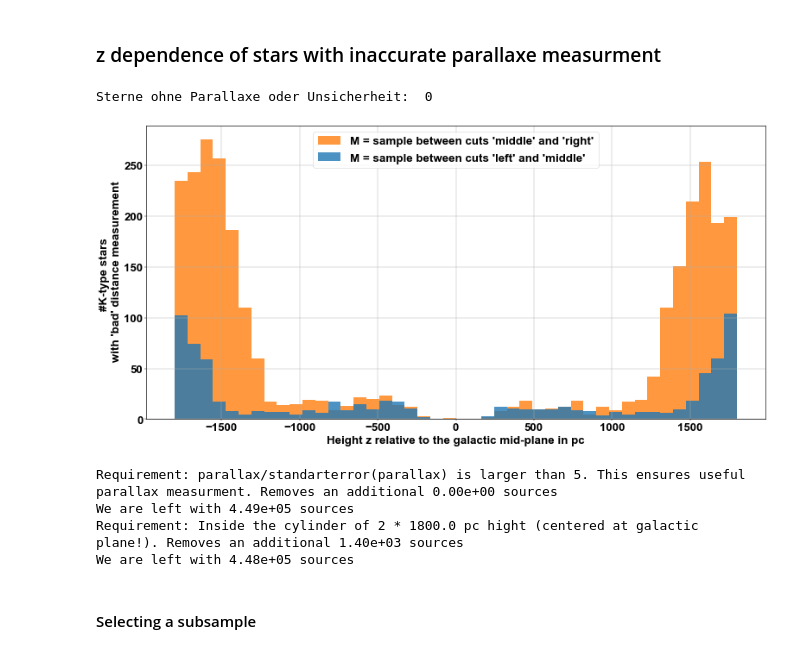
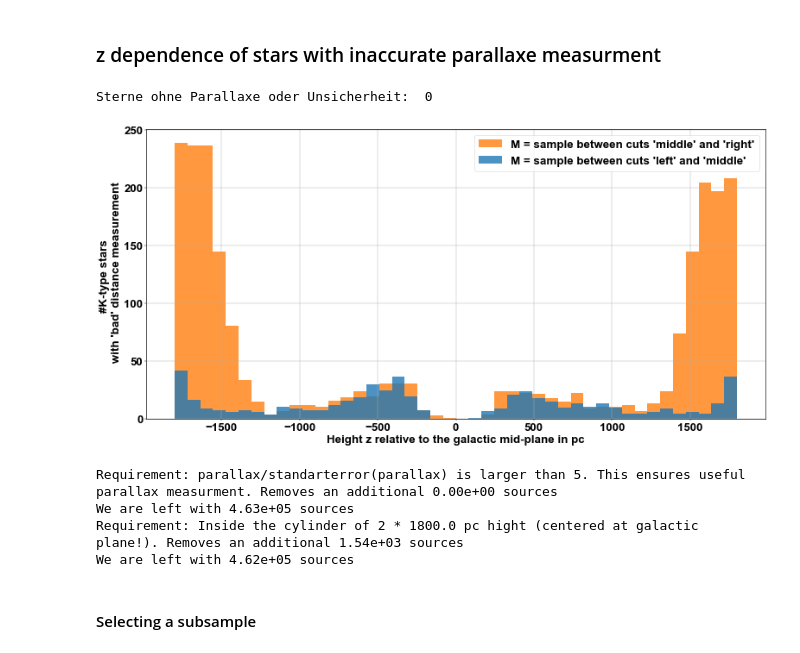
Before and after one commit to rubba0220/Bachelorarbeit, a Jupyter notebook: real data for Paper/Data.ipynb, the cells around one changed output. Drawn from its saved outputs; the diff is of its cells as text; code cells hidden in the pictures.

```diff
--- a/real data for Paper/Data.ipynb
+++ b/real data for Paper/Data.ipynb
@@ -34,64 +34,64 @@ bp_rp2 = np.array(tab2["bp_rp"]) # in mag
 apparent_magnitude2 = np.array(tab2["phot_g_mean_mag"]) # 3.15 - 19.00
 absolute_magnitude2 = apparent_magnitude2 - 5.*np.log10(dist_pc2) + 5
 
-o1 = 2.8*bp_rp2+1.0
-m3 = 2.7*bp_rp2+3.2
-m4 = 2.75*bp_rp2+3.3
+x = g_rp2
 
+o1 = 6.8*x-1.5
+m3 = 7.2*x+1.75
 
-left2 = (8 * (-1/3) * bp_rp2 + 9.2)
-right2 = (8 * (-1/3) * bp_rp2 + 12.2)
-middle2 = (8 * (-1/3) * bp_rp2 + 10.7)
+left2 = 8 * (-1/3) * x + 7.4
+right2 = 8 * (-1/3) * x + 9.6
+middle2 = 8 * (-1/3) * x + 8.5
 # %%
-tab = tab2[(r_pc2 < 200.)&(absolute_magnitude2>=o1)&(absolute_magnitude2<=m4)&(absolute_magnitude2<=right2)&(absolute_magnitude2>=left2)]
+tab = tab2[(r_pc2 < 200.)&(absolute_magnitude2>=o1)&(absolute_magnitude2<=m3)&(absolute_magnitude2<=right2)&(absolute_magnitude2>=left2)]
 # %% [markdown]
 ### z dependence of stars with inaccurate parallaxe measurment
 # %%
 dist_pc = r_from_plx(np.array(tab["parallax"])) # in pc
 apparent_magnitude = np.array(tab["phot_g_mean_mag"]) # 3.15 - 19.00
 absolute_magnitude = apparent_magnitude - 5.*np.log10(dist_pc) + 5
-bp_rp = np.array(tab["bp_rp"]) # in mag
+g_rp = np.array(tab["g_rp"]) # in mag
 
-left = (8 * (-1/3) * bp_rp + 9.2)
-right = (8 * (-1/3) * bp_rp + 12.2)
-middle = (8 * (-1/3) * bp_rp + 10.7)
+left = 8 * (-1/3) * g_rp + 7.4
+right = 8 * (-1/3) * g_rp + 9.6
+middle = 8 * (-1/3) * g_rp + 8.5
 
 parallax_over_error = np.array(tab["parallax"]/tab["parallax_error"])
 print("Sterne ohne Parallaxe oder Unsicherheit: ", np.sum(np.isnan(parallax_over_error)))
 min = 5
 mask0 = parallax_over_error > min
 group1 = (absolute_magnitude[~mask0] >= left[~mask0]) & (absolute_magnitude[~mask0] < middle[~mask0])
 group2 = (absolute_magnitude[~mask0] >= middle[~mask0]) & (absolute_magnitude[~mask0] <= right[~mask0])
 z_out = (dist_pc*np.sin(tab["b"]*deg2rad))[~mask0]
 absolute_magnitude_out = absolute_magnitude[~mask0]
 
 fig = plt.figure(figsize=(20,10))
 plt.hist([z_out[group1], z_out[group2]], bins=44, alpha=0.8, histtype='stepfilled', range=(-1800, 1800), label=["M = sample between cuts 'left' and 'middle'", "M = sample between cuts 'middle' and 'right'"])
 plt.xlabel("Height z relative to the galactic mid-plane in pc")
 plt.ylabel("#K-type stars \n with 'bad' distance measurement")
 plt.grid()
 plt.tight_layout()
 plt.legend()
-plt.savefig("../Plots/Height_distribution_bad_distance_measurement_colour.png")
+plt.savefig("Height_distribution_bad_distance_measurement_colour.png")
 fig.set_dpi(40)
 plt.show()
 
 mask0 = parallax_over_error > 0
 print("Requirement: parallax/standarterror(parallax) is larger than {}. This ensures useful parallax measurment. Removes an additional {:.2e} sources".format(min, np.nansum(~mask0)))
 print("We are left with {:.2e} sources".format(np.nansum(mask0)))
 
 # Cylinder symmetrical around galactic plane
 height = 1800. # pc
 mask1 = (dist_pc[mask0]*np.sin(tab["b"][mask0]*deg2rad)<height-14.5) & (dist_pc[mask0]*np.sin(tab["b"][mask0]*deg2rad)>-height-14.5)
 print("Requirement: Inside the cylinder of 2 * {} pc hight (centered at galactic plane!). Removes an additional {:.2e} sources".format(height, np.nansum(~mask1)))
 print("We are left with {:.2e} sources".format(np.nansum(mask1)))
 # %% [output]
 Sterne ohne Parallaxe oder Unsicherheit:  0
-[figure, old version]
+[figure, new version]
 Requirement: parallax/standarterror(parallax) is larger than 5. This ensures useful parallax measurment. Removes an additional 0.00e+00 sources
-We are left with 4.49e+05 sources
-Requirement: Inside the cylinder of 2 * 1800.0 pc hight (centered at galactic plane!). Removes an additional 1.40e+03 sources
-We are left with 4.48e+05 sources
+We are left with 4.63e+05 sources
+Requirement: Inside the cylinder of 2 * 1800.0 pc hight (centered at galactic plane!). Removes an additional 1.54e+03 sources
+We are left with 4.62e+05 sources
 # %% [markdown]
 #### Selecting a subsample
 # %%
```
Also changed, not shown: parts of 6 cells of this notebook.
